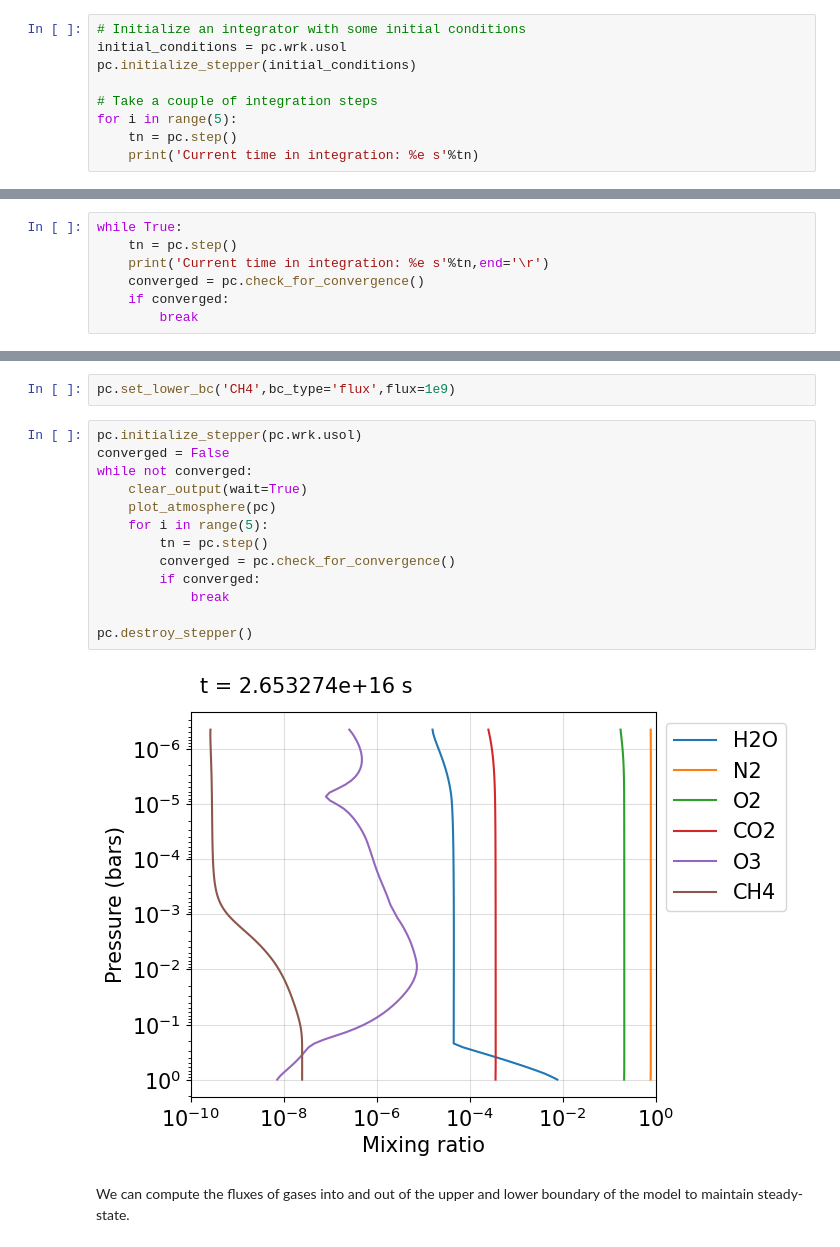
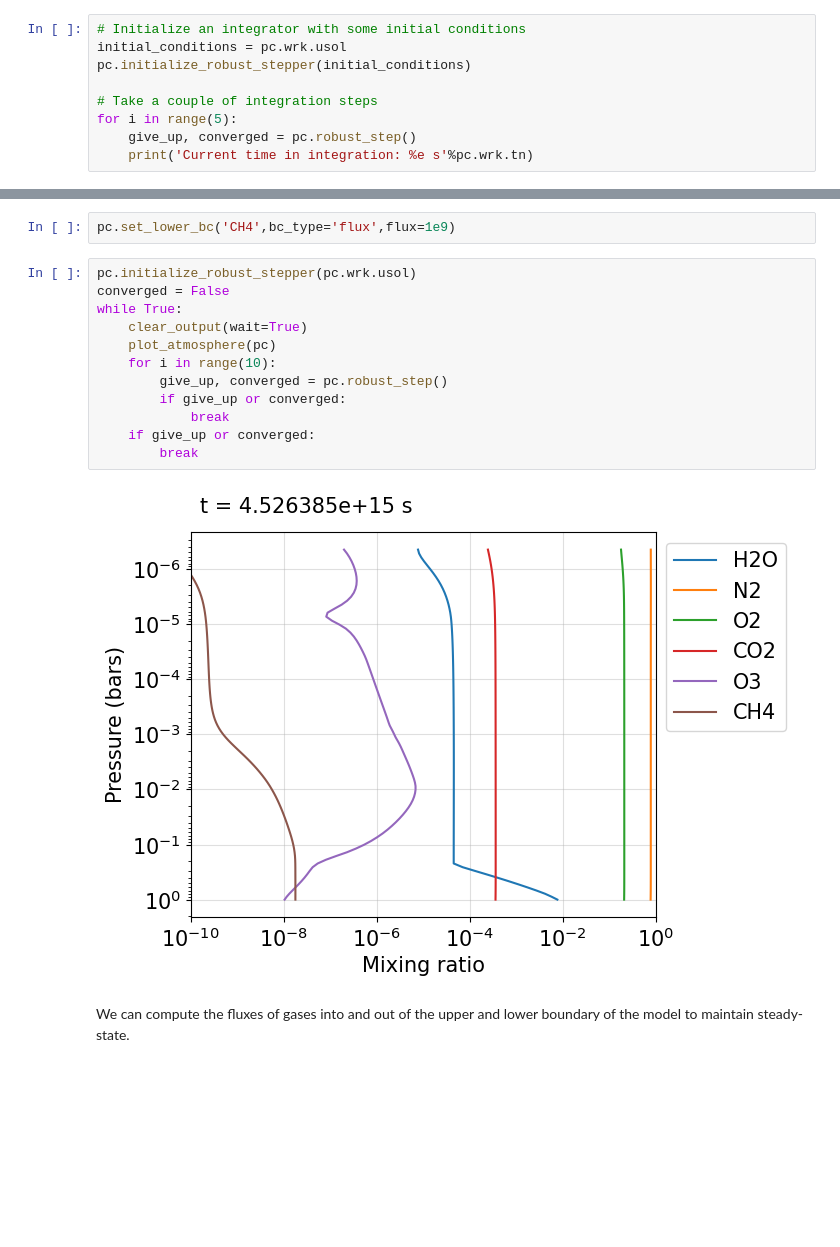
Before and after one commit to Nicholaswogan/photochem, a Jupyter notebook: examples/Tutorial.ipynb, the cells around one changed output, grey strips where cells are left out. Cells and saved outputs as stored; diff of their text form; blank space fills up the shorter version.

```diff
--- a/examples/Tutorial.ipynb
+++ b/examples/Tutorial.ipynb
@@ -76,11 +76,11 @@ To integrate an atmosphere forward in time, you can use the `pc.initialize_stepp
 # %%
 # Initialize an integrator with some initial conditions
 initial_conditions = pc.wrk.usol
-pc.initialize_stepper(initial_conditions)
+pc.initialize_robust_stepper(initial_conditions)
 
 # Take a couple of integration steps
 for i in range(5):
-    tn = pc.step()
-    print('Current time in integration: %e s'%tn)
+    give_up, converged = pc.robust_step()
+    print('Current time in integration: %e s'%pc.wrk.tn)
 # %% [output]
 Current time in integration: 1.000000e-06 s
@@ -100,7 +105,0 @@ Lets integrate until a steady state is achieved
-# %%
-while True:
-    tn = pc.step()
-    print('Current time in integration: %e s'%tn,end='\r')
-    converged = pc.check_for_convergence()
-    if converged:
-        break
@@ -140,20 +137,19 @@ Currently, the boundary condition for CH$_4$ is fixed partial pressure. Below I
 # %%
 pc.set_lower_bc('CH4',bc_type='flux',flux=1e9)
 # %%
-pc.initialize_stepper(pc.wrk.usol)
+pc.initialize_robust_stepper(pc.wrk.usol)
 converged = False
-while not converged:
+while True:
     clear_output(wait=True)
     plot_atmosphere(pc)
-    for i in range(5):
-        tn = pc.step()
-        converged = pc.check_for_convergence()
-        if converged:
+    for i in range(10):
+        give_up, converged = pc.robust_step()
+        if give_up or converged:
             break
-
-pc.destroy_stepper()
+    if give_up or converged:
+        break
 # %% [output]
-[figure, old version]
+[figure, new version]
 # %% [markdown]
 We can compute the fluxes of gases into and out of the upper and lower boundary of the model to maintain steady-state.
 # %%
```
Also changed, not shown: parts of 16 cells of this notebook.
